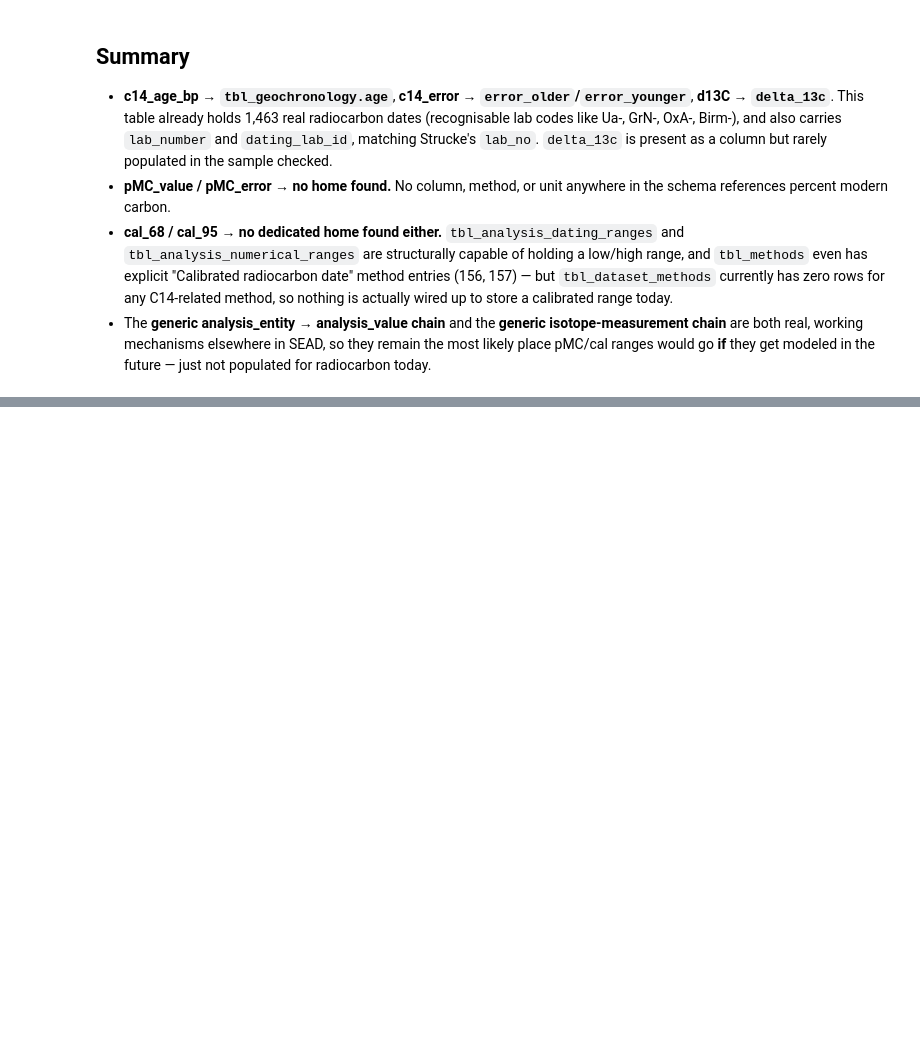
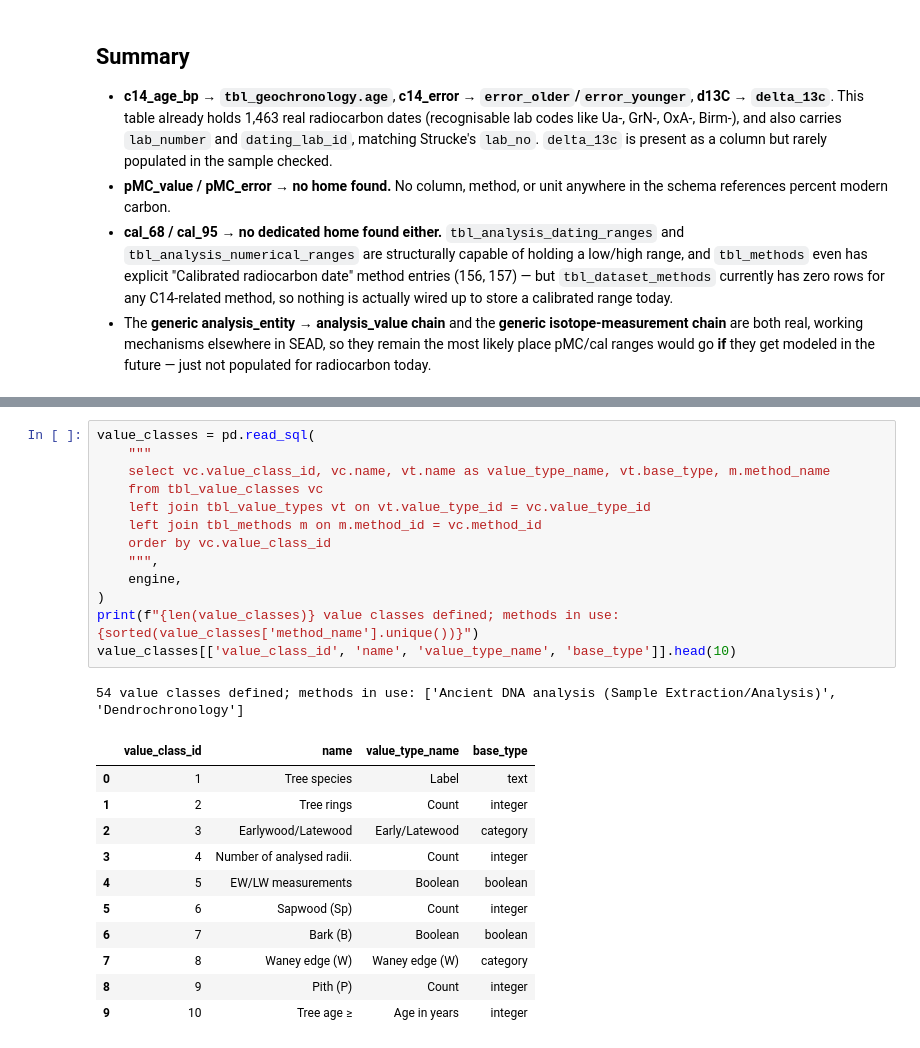
Before and after one commit to Br1CM/sead_strucke_data_cleaning, a Jupyter notebook: shared/notebooks/c14_value_storage_exploration.ipynb, the cells around one changed output, grey strips where cells are left out. Saved outputs shown, nothing was run; the diff lists cells and outputs as text; blank space fills up the shorter version.

```diff
--- a/shared/notebooks/c14_value_storage_exploration.ipynb
+++ b/shared/notebooks/c14_value_storage_exploration.ipynb
@@ -281,0 +312,26 @@ units
+# %%
+value_classes = pd.read_sql(
+    """
+    select vc.value_class_id, vc.name, vt.name as value_type_name, vt.base_type, m.method_name
+    from tbl_value_classes vc
+    left join tbl_value_types vt on vt.value_type_id = vc.value_type_id
+    left join tbl_methods m on m.method_id = vc.method_id
+    order by vc.value_class_id
+    """,
+    engine,
+)
+print(f"{len(value_classes)} value classes defined; methods in use: {sorted(value_classes['method_name'].unique())}")
+value_classes[['value_class_id', 'name', 'value_type_name', 'base_type']].head(10)
+# %% [output]
+54 value classes defined; methods in use: ['Ancient DNA analysis (Sample Extraction/Analysis)', 'Dendrochronology']
+|  | value_class_id | name | value_type_name | base_type |
+| 0 | 1 | Tree species | Label | text |
+| 1 | 2 | Tree rings | Count | integer |
+| 2 | 3 | Earlywood/Latewood | Early/Latewood | category |
+| 3 | 4 | Number of analysed radii. | Count | integer |
+| 4 | 5 | EW/LW measurements | Boolean | boolean |
+| 5 | 6 | Sapwood (Sp) | Count | integer |
+| 6 | 7 | Bark (B) | Boolean | boolean |
+| 7 | 8 | Waney edge (W) | Waney edge (W) | category |
+| 8 | 9 | Pith (P) | Count | integer |
+| 9 | 10 | Tree age ≥ | Age in years | integer |
```
Also changed, not shown: parts of 9 cells of this notebook.
